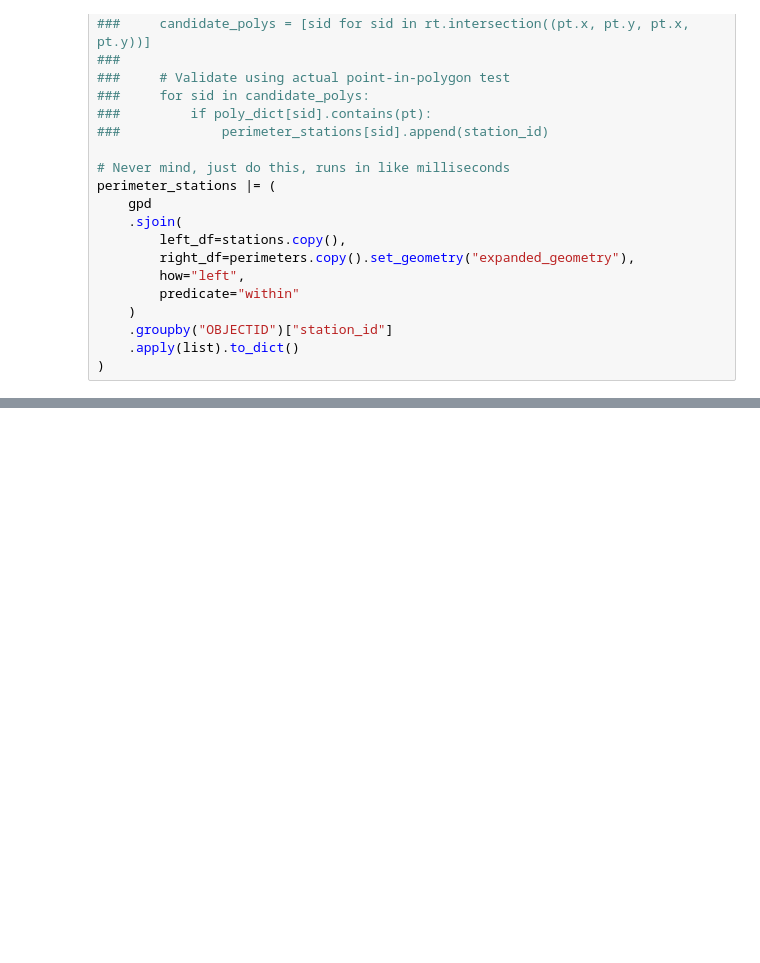
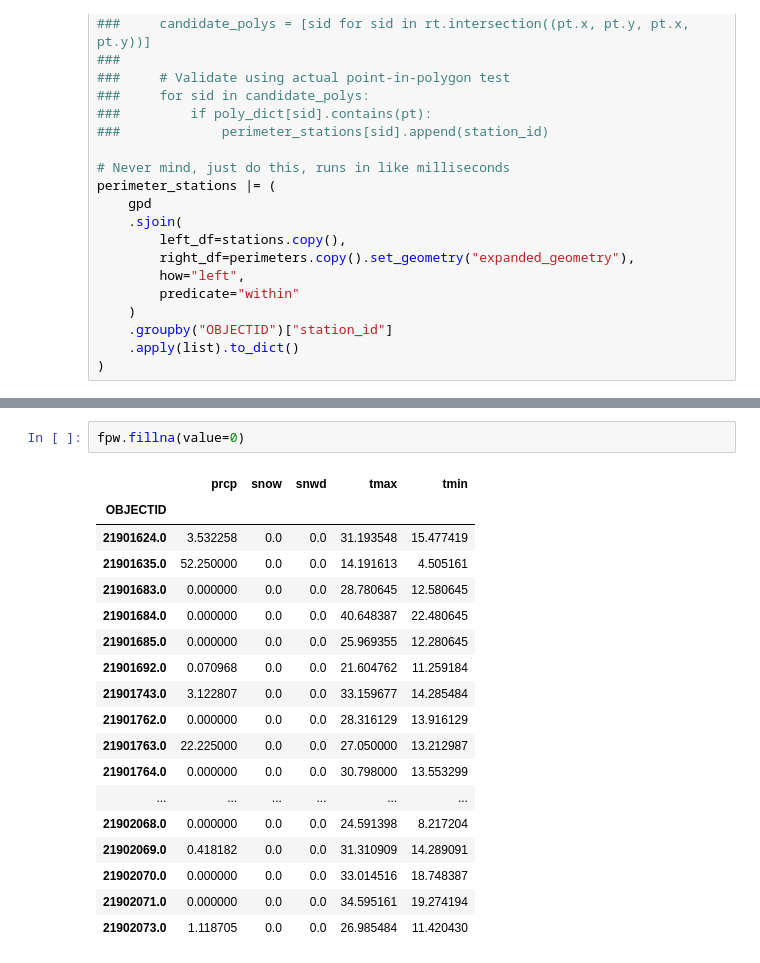
Before and after one commit to nathanrethwisch/FinalProjectDS4010A, a Jupyter notebook: py-notebooks/california-fire-with-datalake.ipynb, the cells around one changed output, grey strips where cells are left out. Drawn from its saved outputs; the diff is of its cells as text; blank space fills up the shorter version.

```diff
--- a/py-notebooks/california-fire-with-datalake.ipynb
+++ b/py-notebooks/california-fire-with-datalake.ipynb
@@ -213,0 +321,21 @@ data.query_ghcnd(pc.scalar(True))
+# %%
+fpw.fillna(value=0)
+# %% [output]
+|  | prcp | snow | snwd | tmax | tmin |
+| OBJECTID |  |  |  |  |  |
+| 21901624.0 | 3.532258 | 0.0 | 0.0 | 31.193548 | 15.477419 |
+| 21901635.0 | 52.250000 | 0.0 | 0.0 | 14.191613 | 4.505161 |
+| 21901683.0 | 0.000000 | 0.0 | 0.0 | 28.780645 | 12.580645 |
+| 21901684.0 | 0.000000 | 0.0 | 0.0 | 40.648387 | 22.480645 |
+| 21901685.0 | 0.000000 | 0.0 | 0.0 | 25.969355 | 12.280645 |
+| 21901692.0 | 0.070968 | 0.0 | 0.0 | 21.604762 | 11.259184 |
+| 21901743.0 | 3.122807 | 0.0 | 0.0 | 33.159677 | 14.285484 |
+| 21901762.0 | 0.000000 | 0.0 | 0.0 | 28.316129 | 13.916129 |
+| 21901763.0 | 22.225000 | 0.0 | 0.0 | 27.050000 | 13.212987 |
+| 21901764.0 | 0.000000 | 0.0 | 0.0 | 30.798000 | 13.553299 |
+| ... | ... | ... | ... | ... | ... |
+| 21902068.0 | 0.000000 | 0.0 | 0.0 | 24.591398 | 8.217204 |
+| 21902069.0 | 0.418182 | 0.0 | 0.0 | 31.310909 | 14.289091 |
+| 21902070.0 | 0.000000 | 0.0 | 0.0 | 33.014516 | 18.748387 |
+| 21902071.0 | 0.000000 | 0.0 | 0.0 | 34.595161 | 19.274194 |
+| 21902073.0 | 1.118705 | 0.0 | 0.0 | 26.985484 | 11.420430 |
```
Also changed, not shown: parts of 10 cells of this notebook, 15 other files.
